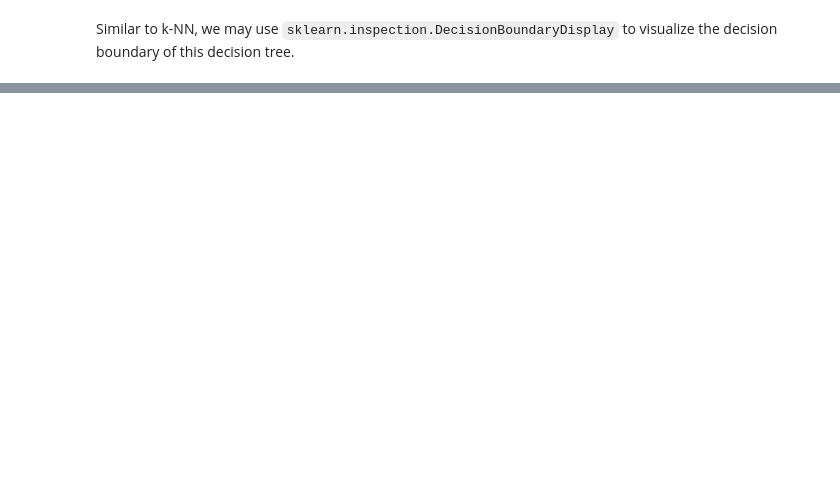
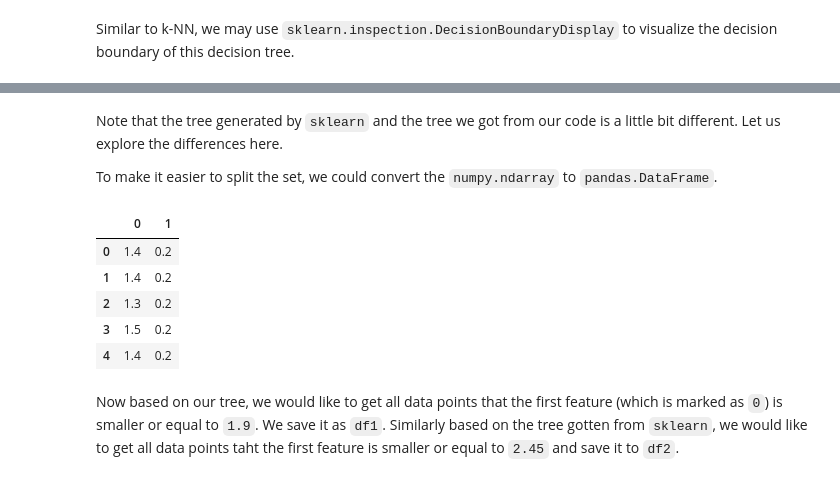
Before and after one commit to xiaoxl/ml22, a Jupyter notebook: _sources/Chapter3/dt.ipynb, the cells around one changed output, grey strips where cells are left out. Cells and saved outputs as stored; diff of their text form; code cells hidden in the pictures; blank space fills up the shorter version.

```diff
--- a/_sources/Chapter3/dt.ipynb
+++ b/_sources/Chapter3/dt.ipynb
@@ -120,0 +116,18 @@ for i, color in zip(range(3), 'ryb'):
+# %% [markdown]
+Note that the tree generated by `sklearn` and the tree we got from our code is a little bit different. Let us explore the differences here.
+
+To make it easier to split the set, we could convert the `numpy.ndarray` to `pandas.DataFrame`.
+# %%
+import pandas as pd
+
+df = pd.DataFrame(X)
+df.head()
+# %% [output]
+|  | 0 | 1 |
+| 0 | 1.4 | 0.2 |
+| 1 | 1.4 | 0.2 |
+| 2 | 1.3 | 0.2 |
+| 3 | 1.5 | 0.2 |
+| 4 | 1.4 | 0.2 |
+# %% [markdown]
+Now based on our tree, we would like to get all data points that the first feature (which is marked as `0`) is smaller or equal to `1.9`. We save it as `df1`. Similarly based on the tree gotten from `sklearn`, we would like to get all data points taht the first feature is smaller or equal to `2.45` and save it to `df2`.
```
Also changed, not shown: parts of 9 cells of this notebook, 4 other files.
